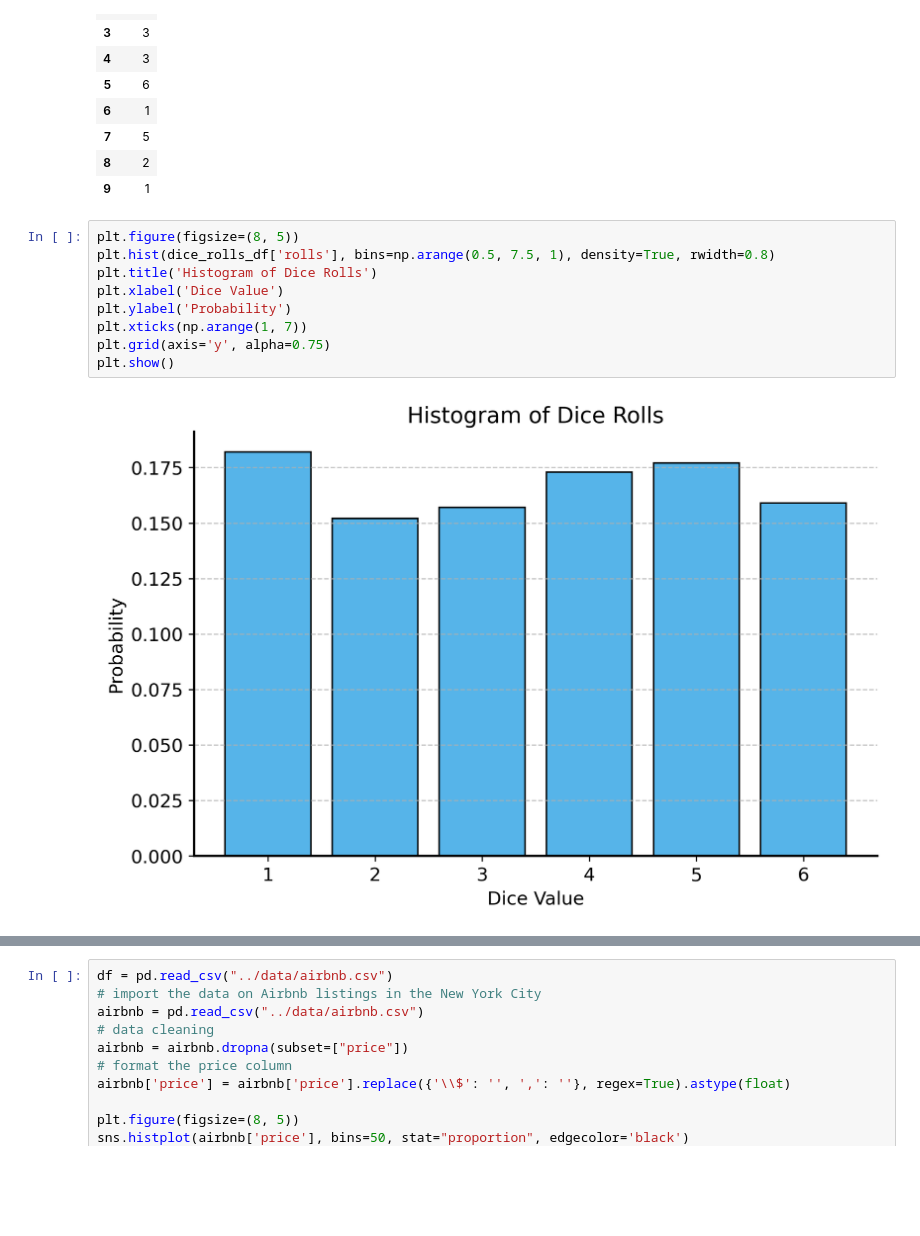
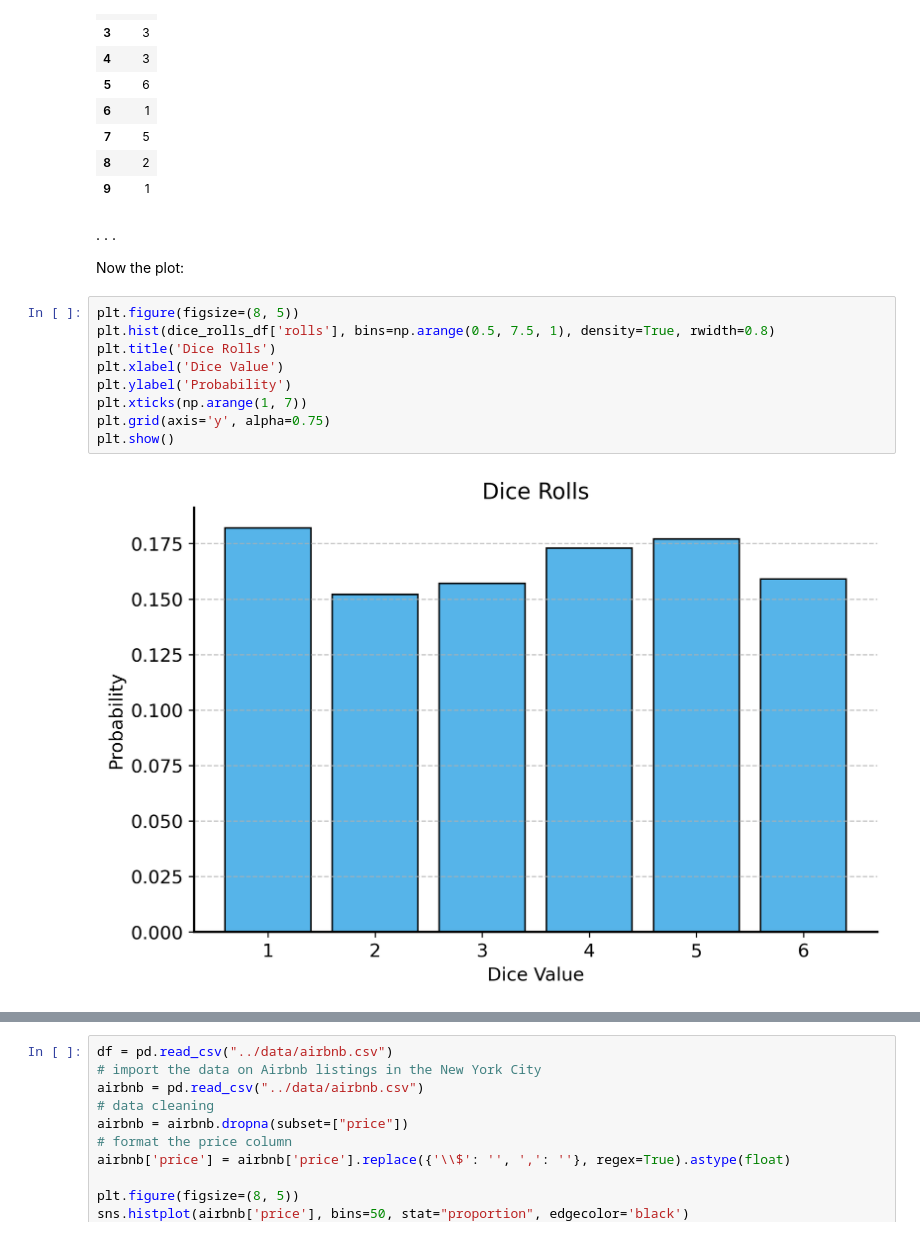
Before and after one commit to jrudoler-teaching/understanding-uncertainty, a Jupyter notebook: slides/lecture-02-slides.ipynb, the cells around one changed output, grey strips where cells are left out. Drawn from its saved outputs; the diff is of its cells as text; blank space fills up the shorter version.

```diff
--- a/slides/lecture-02-slides.ipynb
+++ b/slides/lecture-02-slides.ipynb
@@ -522,17 +602,21 @@ Total number of dice rolls: 1000
 | 7 | 5 |
 | 8 | 2 |
 | 9 | 1 |
+# %% [markdown]
+. . .
+
+Now the plot:
 # %%
 plt.figure(figsize=(8, 5))
 plt.hist(dice_rolls_df['rolls'], bins=np.arange(0.5, 7.5, 1), density=True, rwidth=0.8)
-plt.title('Histogram of Dice Rolls')
+plt.title('Dice Rolls')
 plt.xlabel('Dice Value')
 plt.ylabel('Probability')
 plt.xticks(np.arange(1, 7))
 plt.grid(axis='y', alpha=0.75)
 plt.show()
 # %% [output]
-[figure, old version]
+[figure, new version]
 # %% [markdown]
 Notice that when the $y$-axis represents probabilities, the heights of the bars sum to 1. This is because the total probability of all possible outcomes must equal 1!
 
```
Also changed, not shown: parts of 10 cells of this notebook, 31 other files.
